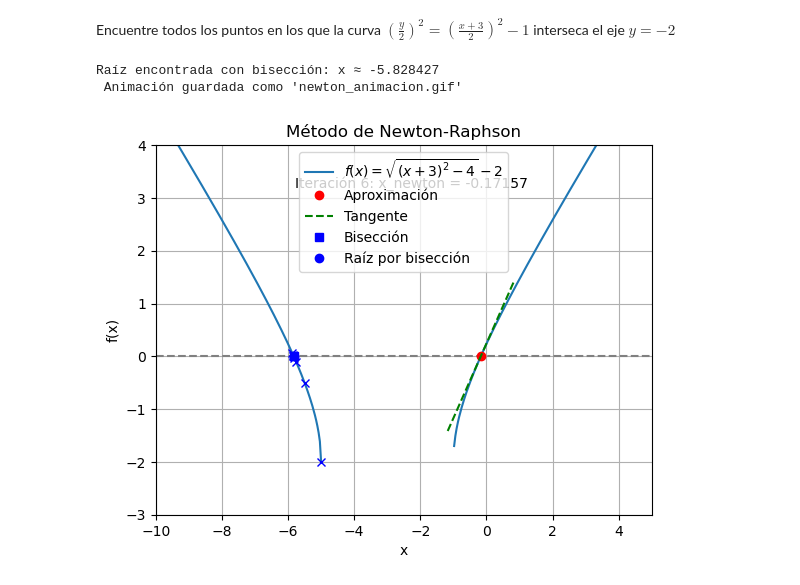
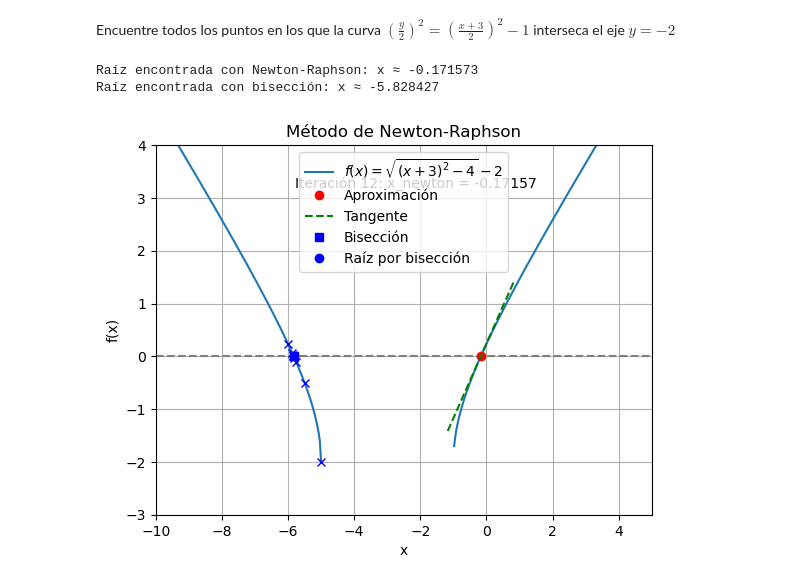
Before and after one commit to DaniMF05/TALLERERS_MN, a Jupyter notebook: TALLER_02/ejercicio_2.ipynb, the cells around one changed output. Drawn from its saved outputs; the diff is of its cells as text; code cells hidden in the pictures.

```diff
--- a/TALLER_02/ejercicio_2.ipynb
+++ b/TALLER_02/ejercicio_2.ipynb
@@ -82,6 +82,14 @@ def update(frame):
 
     return elements
 
+for _ in range(6):
+    x_n = steps[-1]
+    x_next = x_n - f(x_n) / f_prime(x_n)
+    steps.append(x_next)
+
+# Imprimir la raíz encontrada con Newton-Raphson
+print(f"Raíz encontrada con Newton-Raphson: x ≈ {steps[-1]:.6f}")
+
 # === Método de Bisección ===
 def biseccion(f, a, b, tol=1e-6, max_iter=50):
     if f(a) * f(b) >= 0:
@@ -89,37 +97,33 @@ def biseccion(f, a, b, tol=1e-6, max_iter=50):
 
     pasos_biseccion = []
     for i in range(max_iter):
         c = (a + b) / 2
         pasos_biseccion.append(c)
         if abs(f(c)) < tol or (b - a) / 2 < tol:
             break
         if f(a) * f(c) < 0:
             b = c
         else:
             a = c
     return c, pasos_biseccion
 
 # Buscar otra raíz en [-6, -4]
-raiz_bis, pasos_bis = biseccion(f, -6, -4)
+raiz_bis, pasos_bis = biseccion(f, -8, -4)
 print(f"Raíz encontrada con bisección: x ≈ {raiz_bis:.6f}")
 
 for i, x_b in enumerate(pasos_bis):
     ax.plot(x_b, f(x_b), 'bx')  # puntos azules en cada paso
 ax.plot(raiz_bis, f(raiz_bis), 'bo', label='Raíz por bisección')
 ax.legend()
 
 
 # === Crear y guardar animación ===
 num_frames = max(len(steps), len(pasos_bis))
 ani = FuncAnimation(fig, update, frames=num_frames, interval=1000, blit=True)
 
 # Guardar como .gif
 ani.save(r"C:\Users\PcUser\OneDrive - Escuela Politécnica Nacional\Escritorio\Miguel Robles\4to\Metodos_ numericos\Laboratorios\LAboratorios grupales\lab2\TALLERERS_MN\TALLER_02newton_animacion.gif", writer=PillowWriter(fps=1))
-
-
-
-print(" Animación guardada como 'newton_animacion.gif'")
 # %% [output]
+Raíz encontrada con Newton-Raphson: x ≈ -0.171573
 Raíz encontrada con bisección: x ≈ -5.828427
- Animación guardada como 'newton_animacion.gif'
-[figure, old version]
+[figure, new version]
```
Also changed, not shown: 1 other file.
